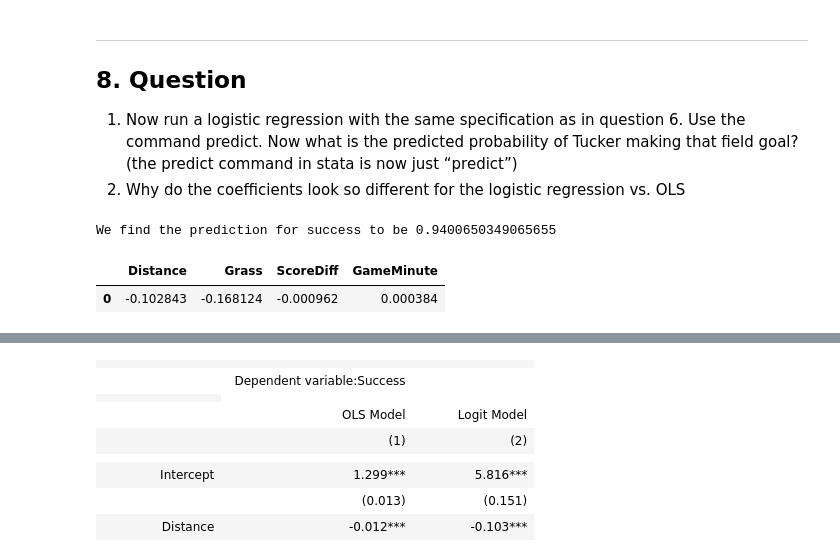
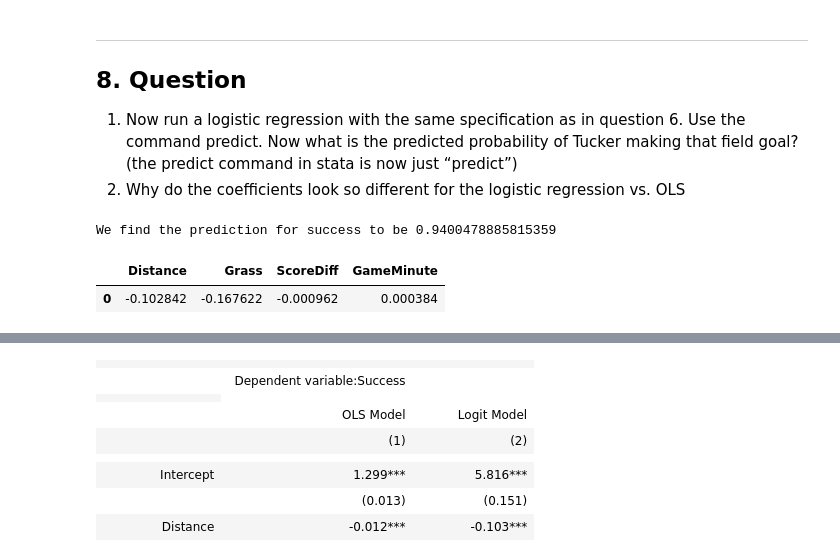
Before and after one commit to BenjaminZeisberg/Econ1042, a Jupyter notebook: Pset1/pset_1.ipynb, the cells around one changed output, grey strips where cells are left out. Saved outputs shown, nothing was run; the diff lists cells and outputs as text; code cells hidden in the pictures.

```diff
--- a/Pset1/pset_1.ipynb
+++ b/Pset1/pset_1.ipynb
@@ -369,18 +363,17 @@ We estimate the probability for an average kicker to be 0.93%
 # %%
 X = data[['Distance', 'Grass', 'ScoreDiff', 'GameMinute']]
 Y = data['Success']
-model_log = LogisticRegression(fit_intercept=True, penalty='none').fit(X,Y)
+model_log = LogisticRegression(fit_intercept=True).fit(X,Y)
 parameters = model_log.get_params()
 pred = model_log.predict_proba([[30, False, -11, 30]])
 model_log_coef = [list(np.ravel(model_log.coef_))]
 print(f'We find the prediction for success to be {pred[0][1]}')
 coef = pd.DataFrame(model_log_coef, columns=['Distance', 'Grass', 'ScoreDiff', 'GameMinute'])
-# print(f'The coefficiencts are the following for Respective Distance, Grass, ScoreDiff, GameMinute -> {model_log_coef}')
 coef
 # %% [output]
-We find the prediction for success to be 0.9400650349065655
+We find the prediction for success to be 0.9400478885815359
 |  | Distance | Grass | ScoreDiff | GameMinute |
-| 0 | -0.102843 | -0.168124 | -0.000962 | 0.000384 |
+| 0 | -0.102842 | -0.167622 | -0.000962 | 0.000384 |
 # %%
 # let's make it a bit prettier using the Stagazer library and the statsmodels package
 X = data[['Intercept', 'Distance', 'Grass', 'ScoreDiff', 'GameMinute']]
```
Also changed, not shown: parts of 39 cells of this notebook, 7 other files.
